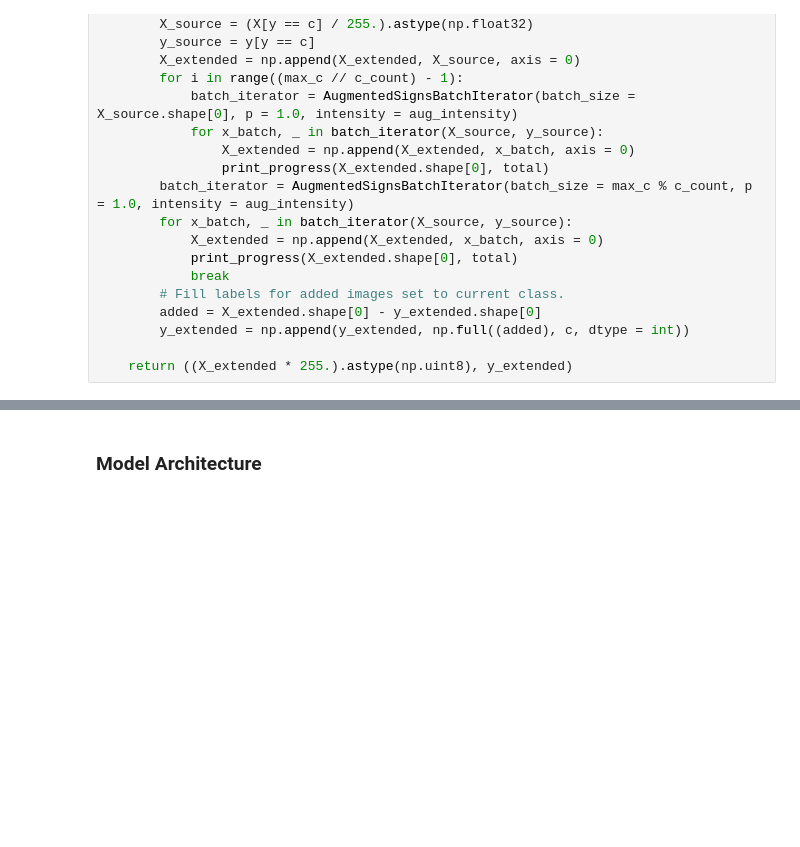
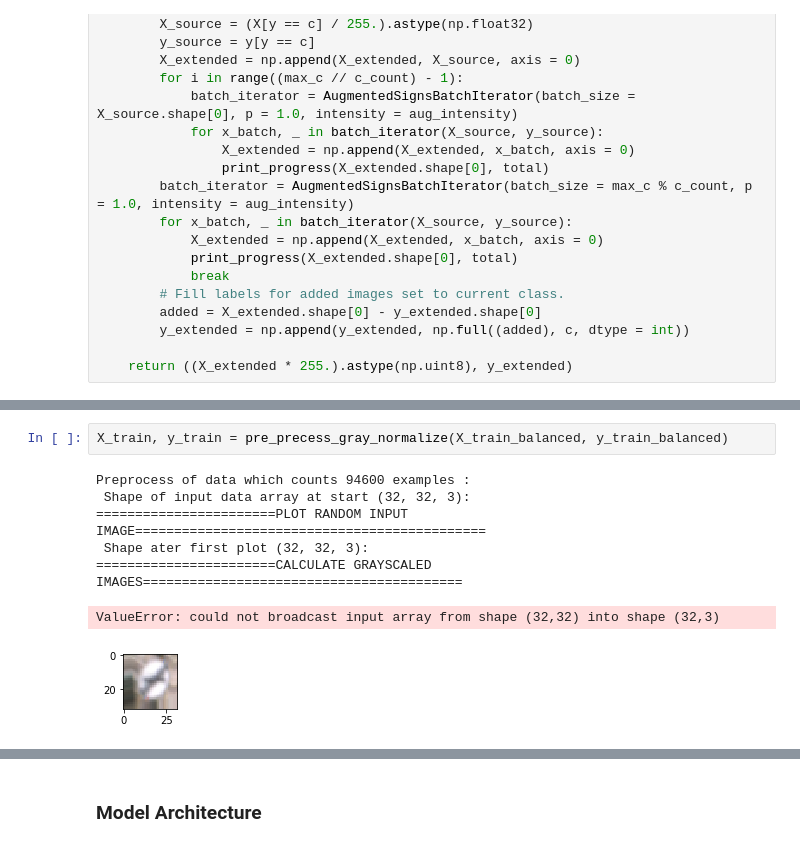
Before and after one commit to DominicusBenacus/CarND-Traffic-Sign-Classifier-Project, a Jupyter notebook: Traffic_Sign_Classifier.ipynb, the cells around one changed output, grey strips where cells are left out. Cells and saved outputs as stored; diff of their text form; blank space fills up the shorter version.

```diff
--- a/Traffic_Sign_Classifier.ipynb
+++ b/Traffic_Sign_Classifier.ipynb
@@ -541,3 +581,13 @@ def extend_balancing_classes(X, y, aug_intensity = 0.5, counts = None):
+# %%
+X_train, y_train = pre_precess_gray_normalize(X_train_balanced, y_train_balanced)
+# %% [output]
+Preprocess of data which counts 94600 examples :
+ Shape of input data array at start (32, 32, 3):
+=======================PLOT RANDOM INPUT IMAGE=============================================
+ Shape ater first plot (32, 32, 3):
+=======================CALCULATE GRAYSCALED IMAGES=========================================
+ValueError: could not broadcast input array from shape (32,32) into shape (32,3)
+[figure, added]
 # %%
 import random
 import pickle
```
Also changed, not shown: parts of 18 cells of this notebook, 3 other files.
